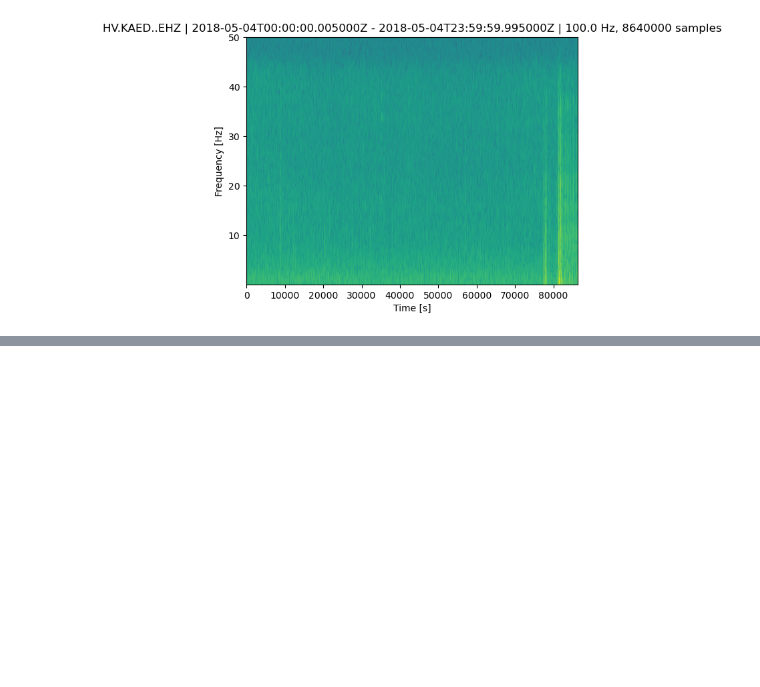
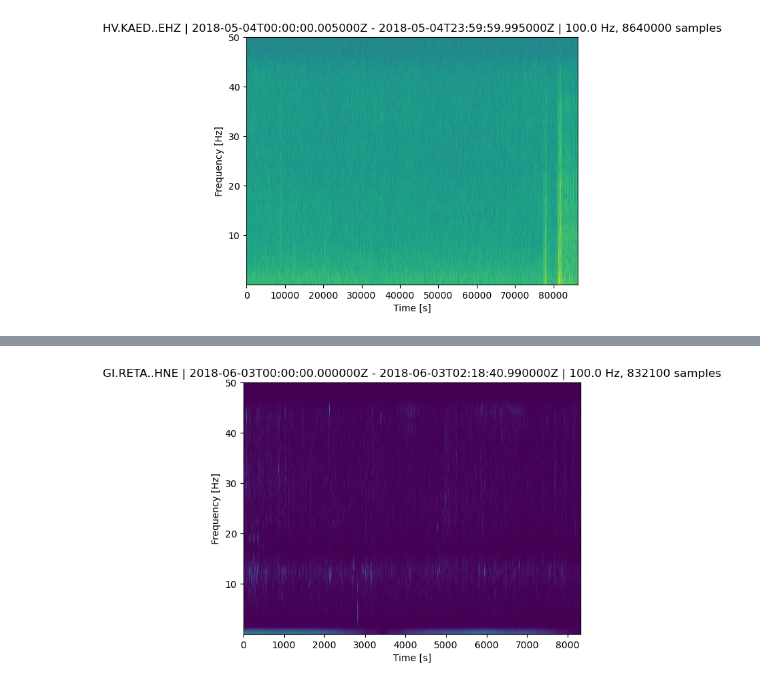
Before and after one commit to gowantae/volcano, a Jupyter notebook: VolcanoEarthquakes.ipynb, the cells around one changed output, grey strips where cells are left out. Cells and saved outputs as stored; diff of their text form; code cells hidden in the pictures; blank space fills up the shorter version.

```diff
--- a/VolcanoEarthquakes.ipynb
+++ b/VolcanoEarthquakes.ipynb
@@ -168,0 +240,4 @@ spec = st[0].spectrogram(dbscale=True)
+# %%
+spec = st[0].spectrogram()
+# %% [output]
+[figure, added]
```
Also changed, not shown: parts of 11 cells of this notebook.
